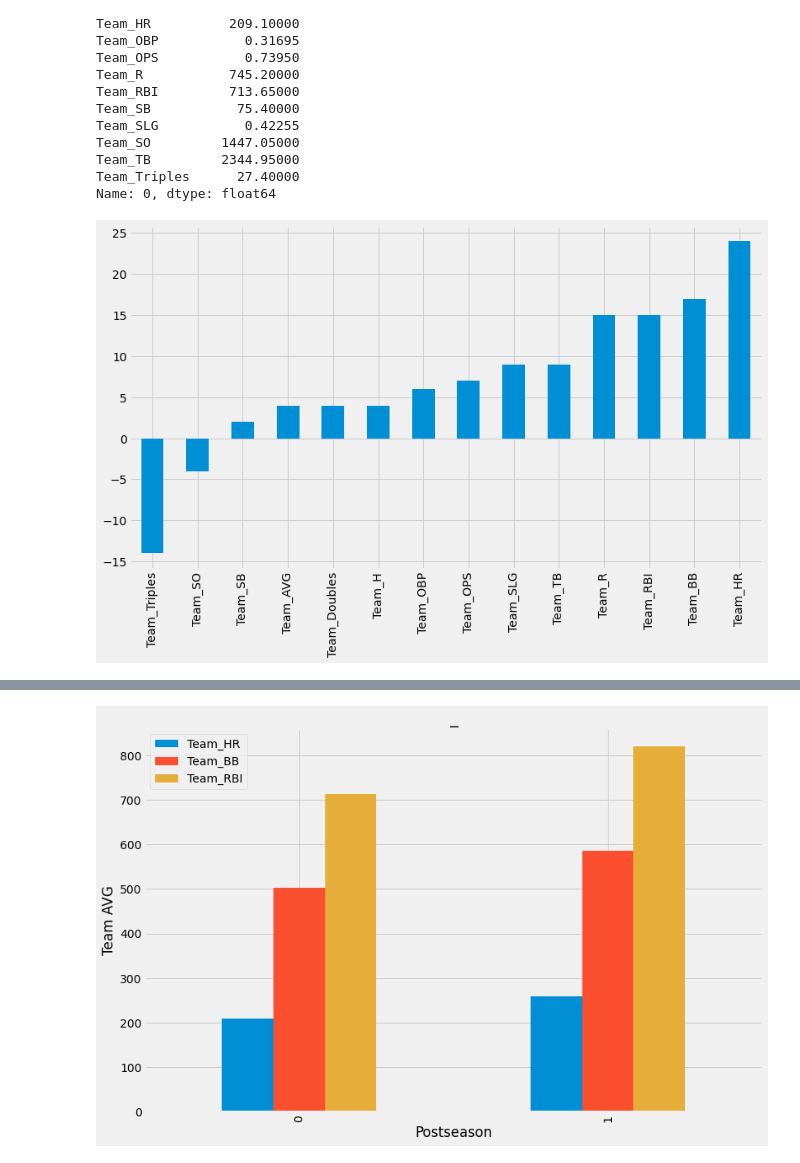
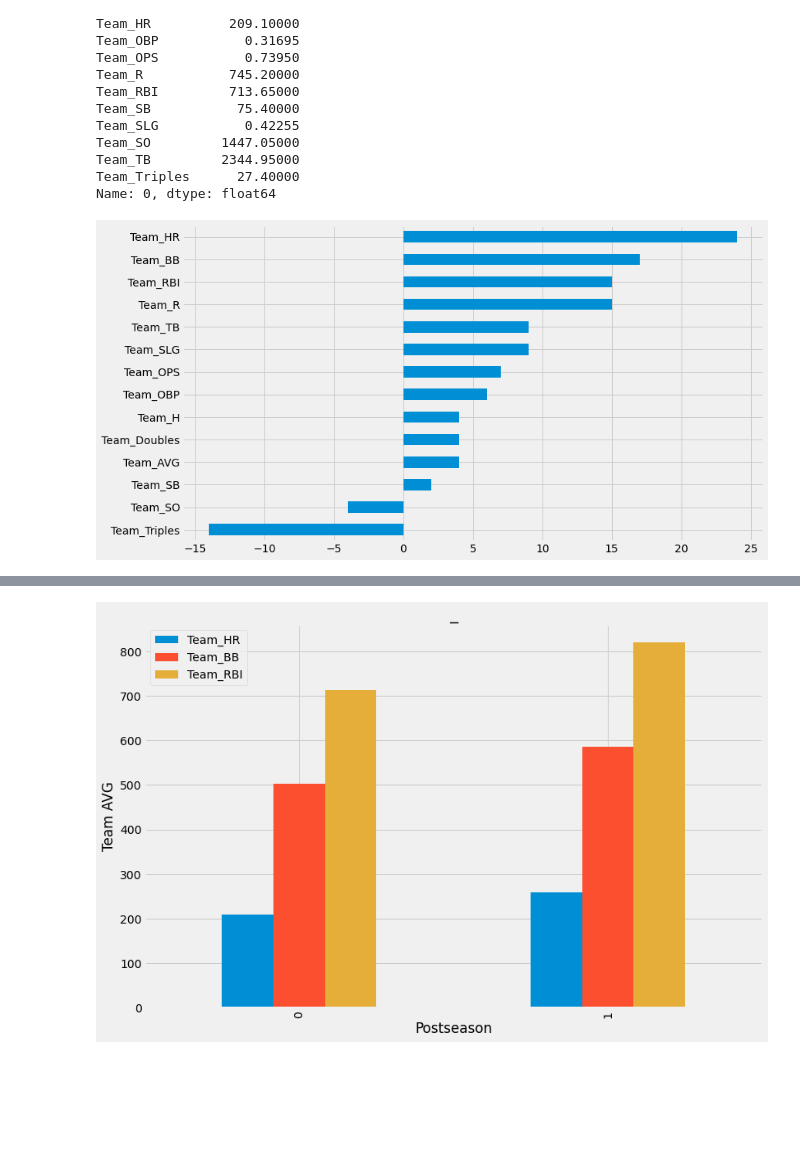
Before and after one commit to jmg0144/mlb-analysis, a Jupyter notebook: MLB-Analysis.ipynb, the cells around one changed output, grey strips where cells are left out. Cells and saved outputs as stored; diff of their text form; code cells hidden in the pictures; blank space fills up the shorter version.

```diff
--- a/MLB-Analysis.ipynb
+++ b/MLB-Analysis.ipynb
@@ -272,6 +258,6 @@ def percentage_dif(row_1,row_2):
 # %%
 d = percentage_dif(grouped.iloc[1,:], grouped.iloc[0,:])
 # %%
-d.sort_values().plot(kind='bar', figsize=(12,7));
+d.sort_values().plot(kind='barh', figsize=(12,7));
 # %% [output]
-[figure, old version]
+[figure, new version]
```
Also changed, not shown: parts of 27 cells of this notebook.
